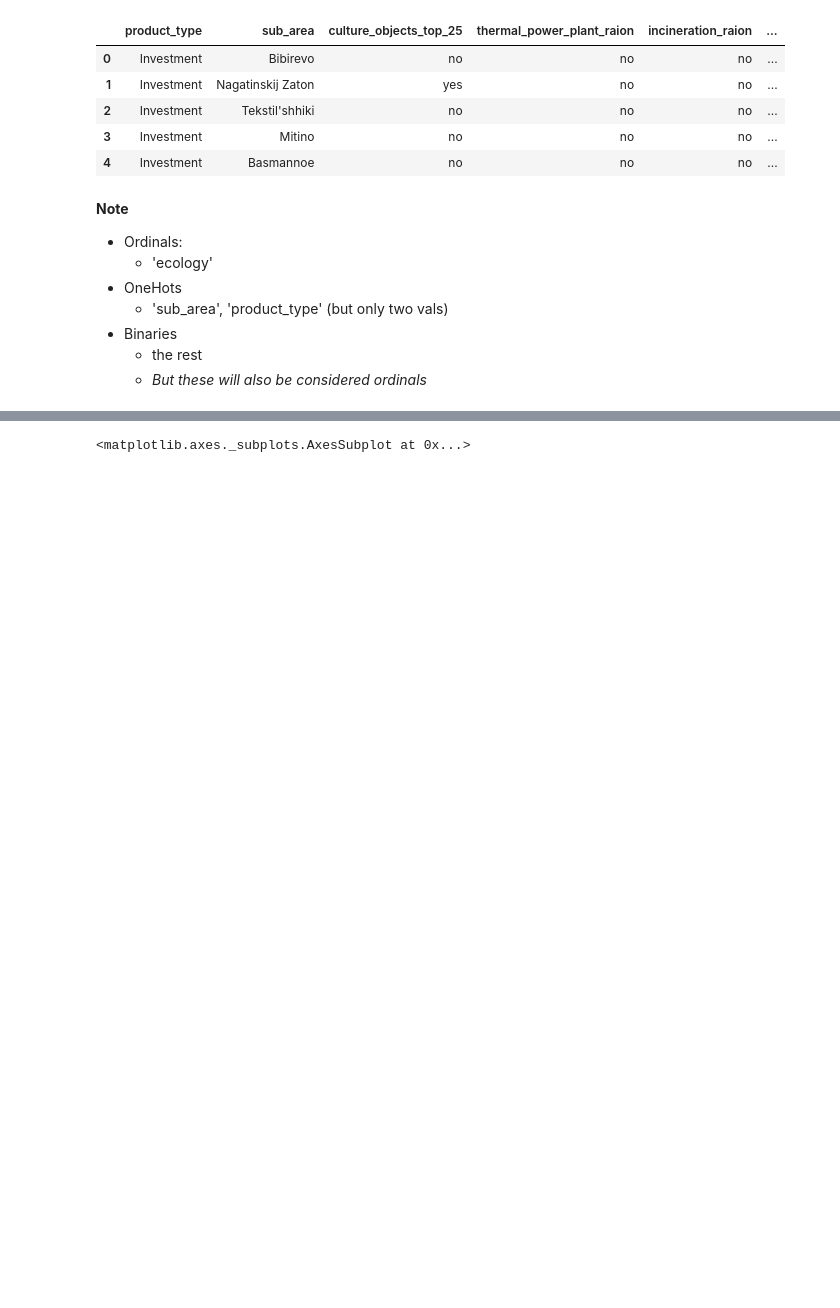
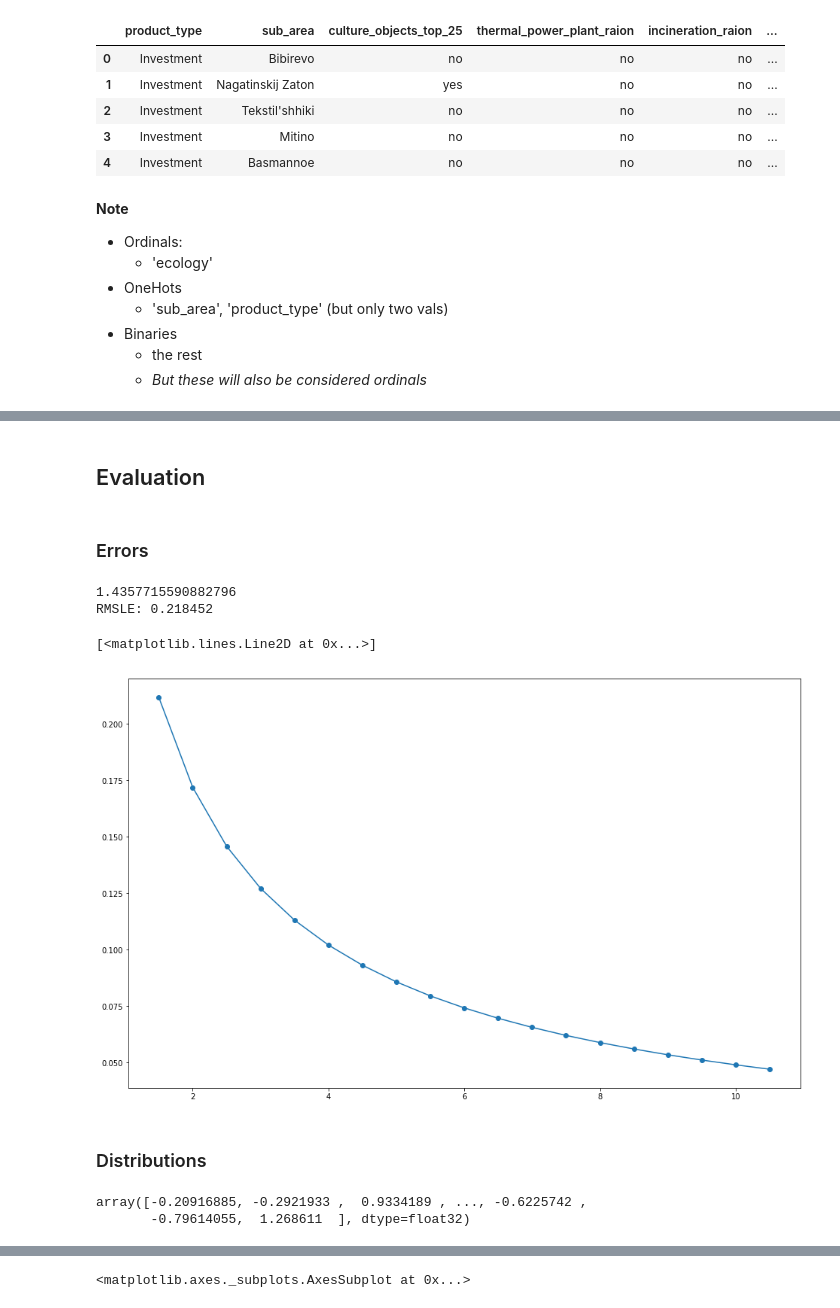
Before and after one commit to m-salewski/data-modeling-protocol, a Jupyter notebook: notebooks/modeling/sberbank_russian_housing__main.ipynb, the cells around one changed output, grey strips where cells are left out. Drawn from its saved outputs; the diff is of its cells as text; code cells hidden in the pictures; blank space fills up the shorter version.

Commit message:
Update main russian housing NB; include frist full version preprocess (see summary in NB) drop features, cat. encoding, scaling, imputing; initial model with preprocessed data

```diff
--- a/notebooks/modeling/sberbank_russian_housing__main.ipynb
+++ b/notebooks/modeling/sberbank_russian_housing__main.ipynb
@@ -331,0 +369,3 @@ display(missing.sort_values("percent_missing", ascending=False)[:10])
+# %%
+df = pd.DataFrame(data=data, columns=id_datetime_cols+prepro_columns)
+df = df.astype(dtypes_dict)
@@ -331,0 +406,51 @@ display(missing.sort_values("percent_missing", ascending=False)[:10])
+# %%
+train, test, y_train, y_test = train_test_split(df.drop(["id", "timestamp", "price_doc"], axis=1),
+                                                df["price_doc"], random_state=10, test_size=0.25)
+# %%
+xgb_params = {
+    'eta': 0.05,
+    'max_depth': 10,
+    'subsample': 0.7,
+    'colsample_bytree': 0.7,
+    #'objective': 'reg:linear',
+    'eval_metric': 'rmse',
+    'silent': 1
+}
+
+model = xgb.XGBRegressor(**xgb_params)
+model.fit(train,y_train)
+predictions = model.predict(test)
+# %% [markdown]
+## Evaluation
+# %% [markdown]
+### Errors
+# %%
+# Need an offset since
+#   Mean Squared Logarithmic Error cannot be used when targets contain negative values.
+offset = abs(min(y_test.min(), predictions.min()))
+print(offset)
+rmsle = np.sqrt(metrics.mean_squared_log_error(y_test+offset, predictions+offset))
+print("RMSLE: %f" % (rmsle))
+# %% [output]
+1.4357715590882796
+RMSLE: 0.218452
+# %%
+offsets = np.arange(1.5,11.0, 0.5)
+errors = []
+for x in offsets:
+    rmsle = np.sqrt(metrics.mean_squared_log_error(y_test+x, predictions+x))
+    errors.append(rmsle)
+errors = np.array(errors)
+
+plt.figure(figsize=[16,10])
+plt.plot(offsets, errors, 'o-')
+# %% [output]
+[<matplotlib.lines.Line2D at 0x...>]
+[figure, added]
+# %% [markdown]
+### Distributions
+# %%
+predictions
+# %% [output]
+array([-0.20916885, -0.2921933 ,  0.9334189 , ..., -0.6225742 ,
+       -0.79614055,  1.268611  ], dtype=float32)
```
Also changed, not shown: parts of 119 cells of this notebook.
